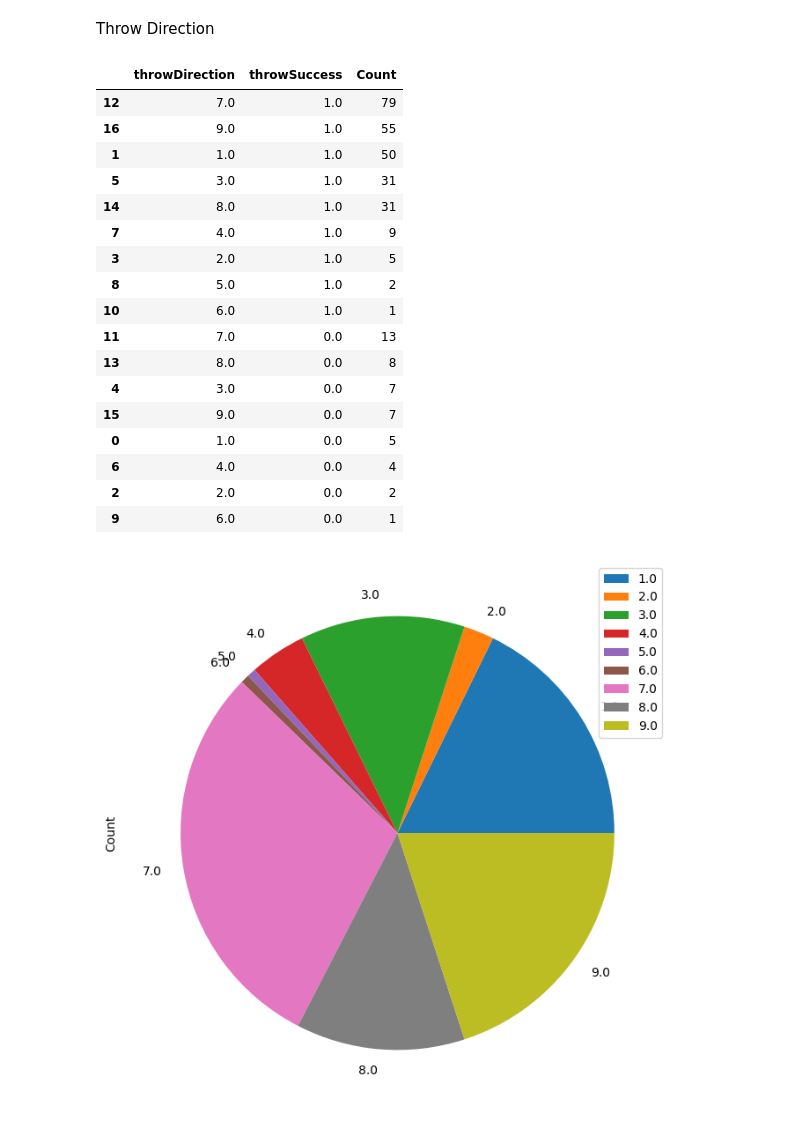
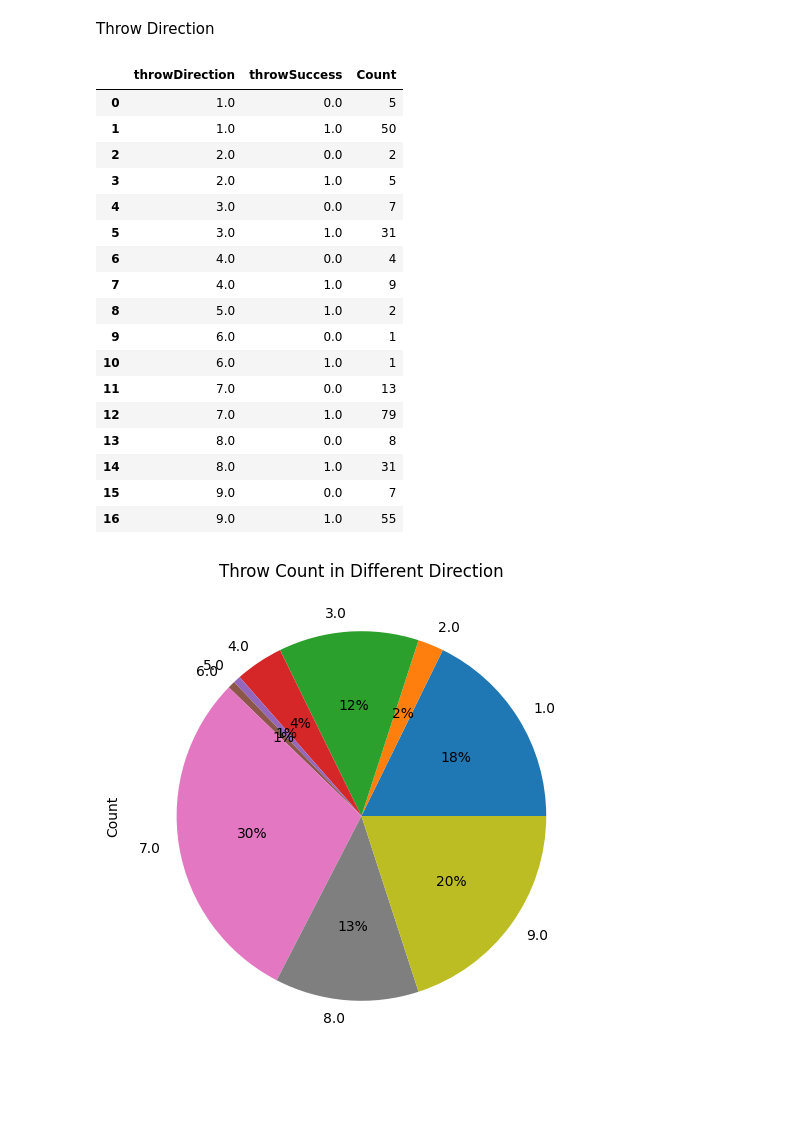
Before and after one commit to nayansavaliya/handball-data-science, a Jupyter notebook: src/league1.ipynb, the cells around one changed output. Drawn from its saved outputs; the diff is of its cells as text; code cells hidden in the pictures; blank space fills up the shorter version.

```diff
--- a/src/league1.ipynb
+++ b/src/league1.ipynb
@@ -344,32 +345,32 @@ Throw Direction
 # %%
 
 
 df17 = df.loc[:,('throwDirection','throwSuccess')]
 df17.dropna(inplace=True)
 df17['throwSuccess'].replace(to_replace=2.0, value=1.0, inplace=True)
 df18 = df17.copy()
 df18 = df18.groupby(['throwDirection'])['throwSuccess'].count().reset_index(name='Count')
-df18.set_index('throwDirection').plot.pie(y='Count', figsize=(8, 8))
+df18.set_index('throwDirection').plot.pie(y='Count', figsize=(6, 6), title='Throw Count in Different Direction',autopct='%.0f%%',legend=None)
 df17 = df17.groupby(['throwDirection','throwSuccess'])['throwSuccess'].count().reset_index(name='Count')
-df17.sort_values(['throwSuccess','Count'],ascending=False,inplace=True)
+df17.sort_values(['throwDirection'],ascending=True,inplace=True)
 df17
 # %% [output]
 |  | throwDirection | throwSuccess | Count |
-| 12 | 7.0 | 1.0 | 79 |
-| 16 | 9.0 | 1.0 | 55 |
+| 0 | 1.0 | 0.0 | 5 |
 | 1 | 1.0 | 1.0 | 50 |
+| 2 | 2.0 | 0.0 | 2 |
+| 3 | 2.0 | 1.0 | 5 |
+| 4 | 3.0 | 0.0 | 7 |
 | 5 | 3.0 | 1.0 | 31 |
-| 14 | 8.0 | 1.0 | 31 |
+| 6 | 4.0 | 0.0 | 4 |
 | 7 | 4.0 | 1.0 | 9 |
-| 3 | 2.0 | 1.0 | 5 |
 | 8 | 5.0 | 1.0 | 2 |
+| 9 | 6.0 | 0.0 | 1 |
 | 10 | 6.0 | 1.0 | 1 |
 | 11 | 7.0 | 0.0 | 13 |
+| 12 | 7.0 | 1.0 | 79 |
 | 13 | 8.0 | 0.0 | 8 |
-| 4 | 3.0 | 0.0 | 7 |
+| 14 | 8.0 | 1.0 | 31 |
 | 15 | 9.0 | 0.0 | 7 |
-| 0 | 1.0 | 0.0 | 5 |
-| 6 | 4.0 | 0.0 | 4 |
-| 2 | 2.0 | 0.0 | 2 |
-| 9 | 6.0 | 0.0 | 1 |
+| 16 | 9.0 | 1.0 | 55 |
-[figure, old version]
+[figure, new version]
```
Also changed, not shown: parts of 2 cells of this notebook, 6 other files.
